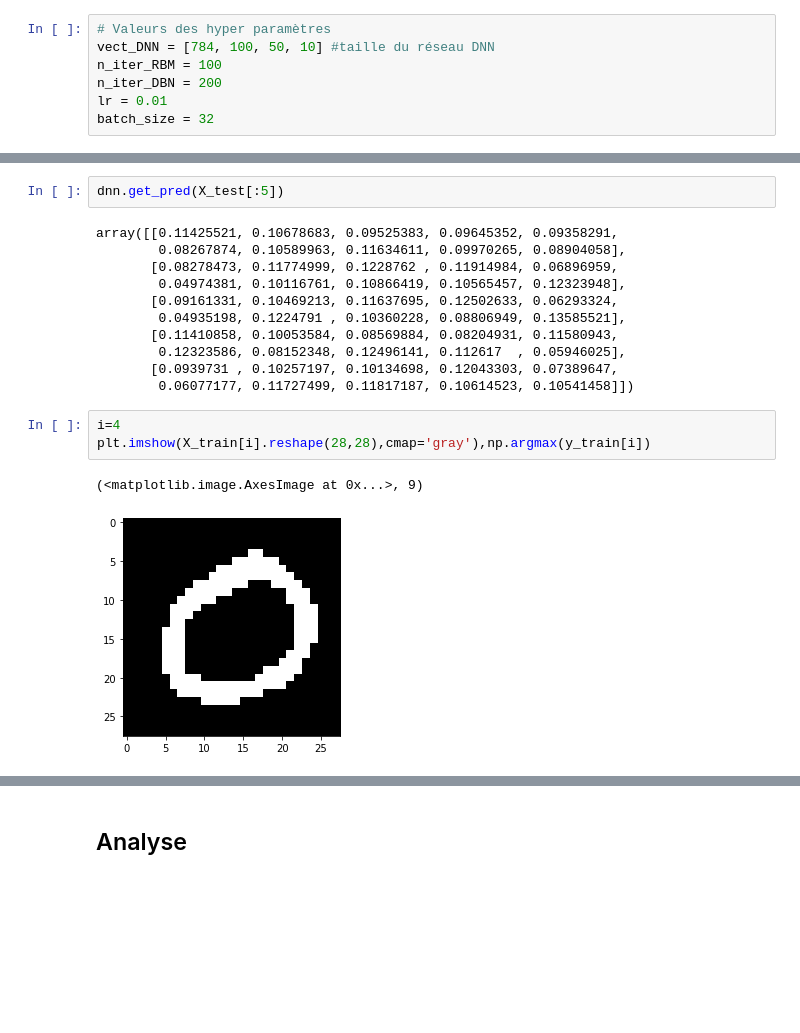
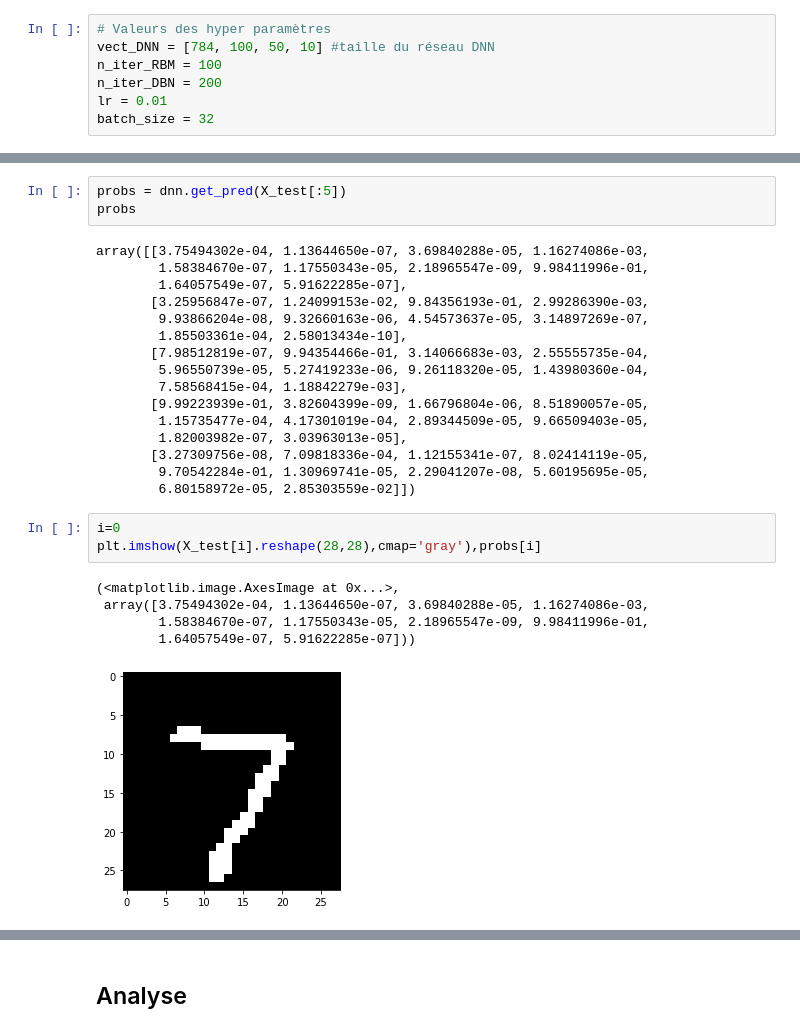
Before and after one commit to vdelale/Deep-Learning-II---Master-DS, a Jupyter notebook: Etude_MNIST.ipynb, the cells around one changed output, grey strips where cells are left out. Cells and saved outputs as stored; diff of their text form; blank space fills up the shorter version.

```diff
--- a/Etude_MNIST.ipynb
+++ b/Etude_MNIST.ipynb
@@ -73,21 +63,30 @@ Epoch 1 out of 200. CELoss value is 13.37372214097071
 # %%
-dnn.get_pred(X_test[:5])
+probs = dnn.get_pred(X_test[:5])
+probs
 # %% [output]
-array([[0.11425521, 0.10678683, 0.09525383, 0.09645352, 0.09358291,
-        0.08267874, 0.10589963, 0.11634611, 0.09970265, 0.08904058],
-       [0.08278473, 0.11774999, 0.1228762 , 0.11914984, 0.06896959,
-        0.04974381, 0.10116761, 0.10866419, 0.10565457, 0.12323948],
-       [0.09161331, 0.10469213, 0.11637695, 0.12502633, 0.06293324,
-        0.04935198, 0.1224791 , 0.10360228, 0.08806949, 0.13585521],
-       [0.11410858, 0.10053584, 0.08569884, 0.08204931, 0.11580943,
-        0.12323586, 0.08152348, 0.12496141, 0.112617  , 0.05946025],
-       [0.0939731 , 0.10257197, 0.10134698, 0.12043303, 0.07389647,
-        0.06077177, 0.11727499, 0.11817187, 0.10614523, 0.10541458]])
+array([[3.75494302e-04, 1.13644650e-07, 3.69840288e-05, 1.16274086e-03,
+        1.58384670e-07, 1.17550343e-05, 2.18965547e-09, 9.98411996e-01,
+        1.64057549e-07, 5.91622285e-07],
+       [3.25956847e-07, 1.24099153e-02, 9.84356193e-01, 2.99286390e-03,
+        9.93866204e-08, 9.32660163e-06, 4.54573637e-05, 3.14897269e-07,
+        1.85503361e-04, 2.58013434e-10],
+       [7.98512819e-07, 9.94354466e-01, 3.14066683e-03, 2.55555735e-04,
+        5.96550739e-05, 5.27419233e-06, 9.26118320e-05, 1.43980360e-04,
+        7.58568415e-04, 1.18842279e-03],
+       [9.99223939e-01, 3.82604399e-09, 1.66796804e-06, 8.51890057e-05,
+        1.15735477e-04, 4.17301019e-04, 2.89344509e-05, 9.66509403e-05,
+        1.82003982e-07, 3.03963013e-05],
+       [3.27309756e-08, 7.09818336e-04, 1.12155341e-07, 8.02414119e-05,
+        9.70542284e-01, 1.30969741e-05, 2.29041207e-08, 5.60195695e-05,
+        6.80158972e-05, 2.85303559e-02]])
 # %%
-i=4
-plt.imshow(X_train[i].reshape(28,28),cmap='gray'),np.argmax(y_train[i])
+i=0
+plt.imshow(X_test[i].reshape(28,28),cmap='gray'),probs[i]
 # %% [output]
-(<matplotlib.image.AxesImage at 0x...>, 9)
+(<matplotlib.image.AxesImage at 0x...>,
+ array([3.75494302e-04, 1.13644650e-07, 3.69840288e-05, 1.16274086e-03,
+        1.58384670e-07, 1.17550343e-05, 2.18965547e-09, 9.98411996e-01,
+        1.64057549e-07, 5.91622285e-07]))
-[figure, old version]
+[figure, new version]
 # %%
 i=1
```
Also changed, not shown: parts of 12 cells of this notebook.
